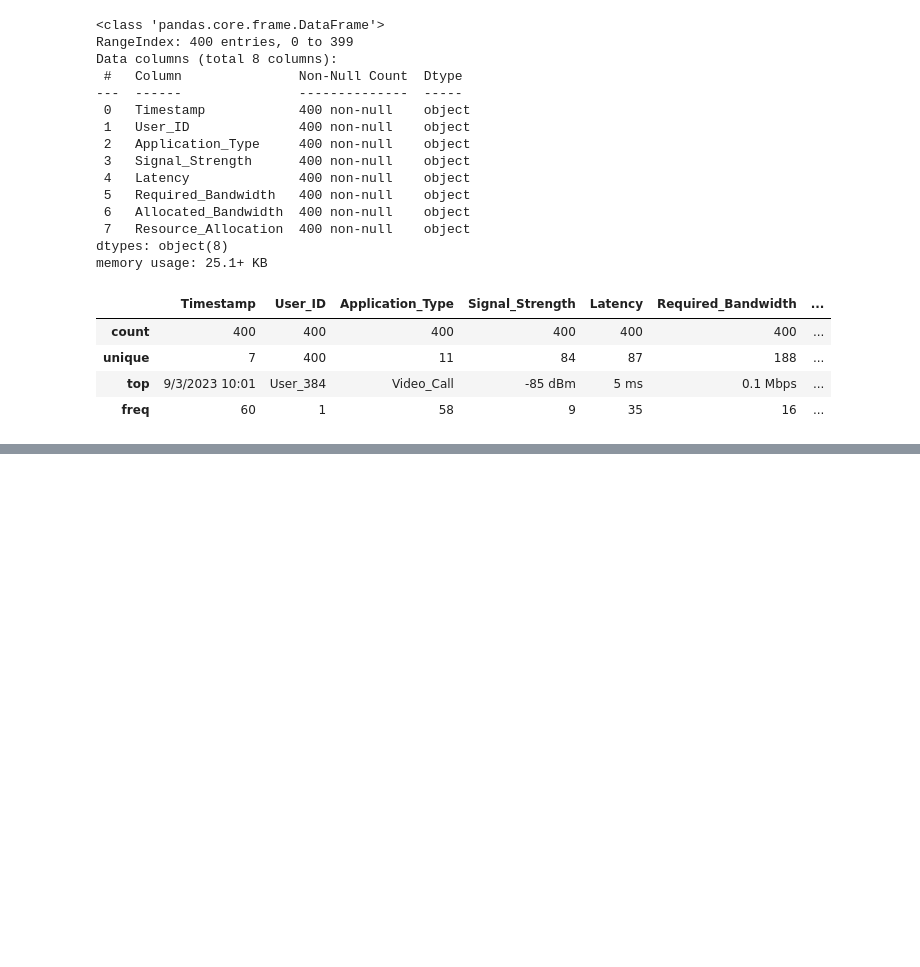
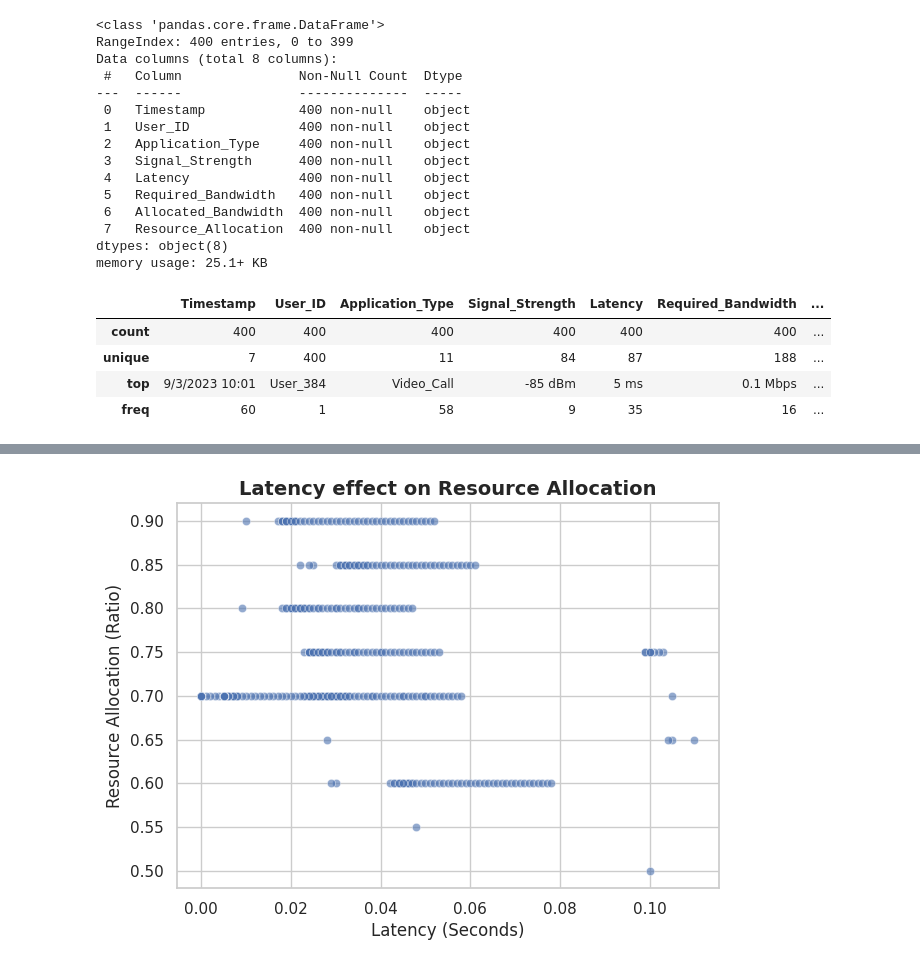
Before and after one commit to 77mostafaayman77/5G-Resource-Allocation-QoS-Prediction, a Jupyter notebook: 5G_Resource_Allocation_&_QoS_Prediction.ipynb, the cells around one changed output, grey strips where cells are left out. Cells and saved outputs as stored; diff of their text form; code cells hidden in the pictures; blank space fills up the shorter version.

```diff
--- a/5G_Resource_Allocation_&_QoS_Prediction.ipynb
+++ b/5G_Resource_Allocation_&_QoS_Prediction.ipynb
@@ -216,0 +220,10 @@ df_clean.head()
+# %%
+plt.figure(figsize=(7, 5))
+sns.scatterplot(x=df_clean['Latency(s)'], y=df_clean['Resource_Allocation'], alpha=0.6)
+
+plt.title('Latency effect on Resource Allocation', fontsize=14, fontweight='bold')
+plt.xlabel('Latency (Seconds)', fontsize=12)
+plt.ylabel('Resource Allocation (Ratio)', fontsize=12)
+plt.show()
+# %% [output]
+[figure, added]
```
Also changed, not shown: parts of 27 cells of this notebook.
